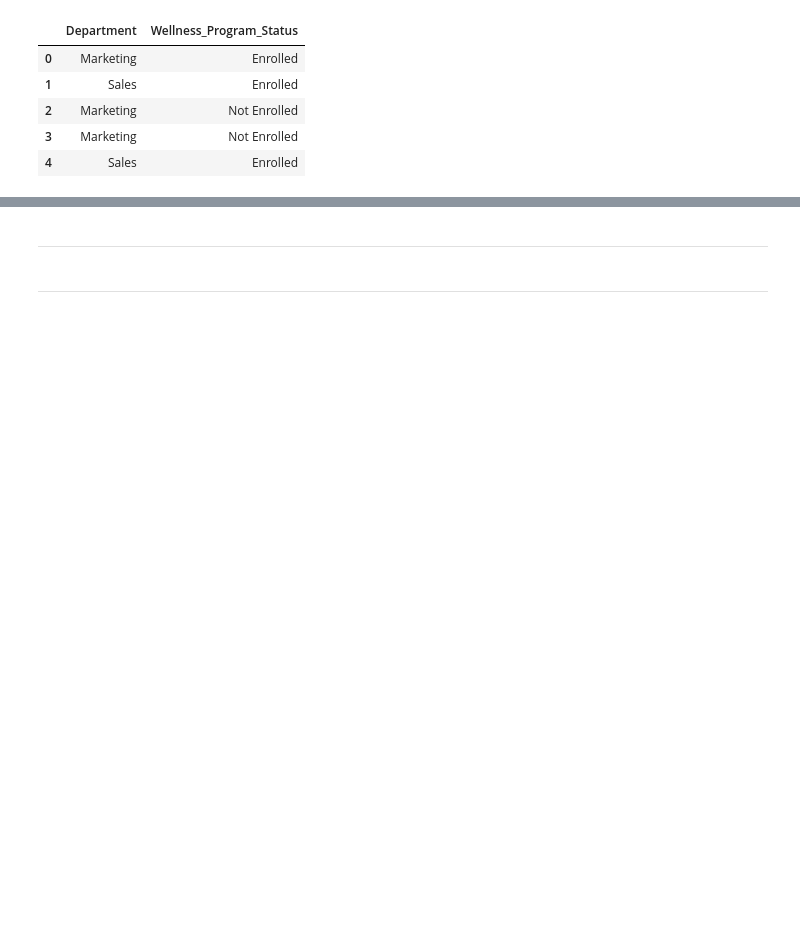
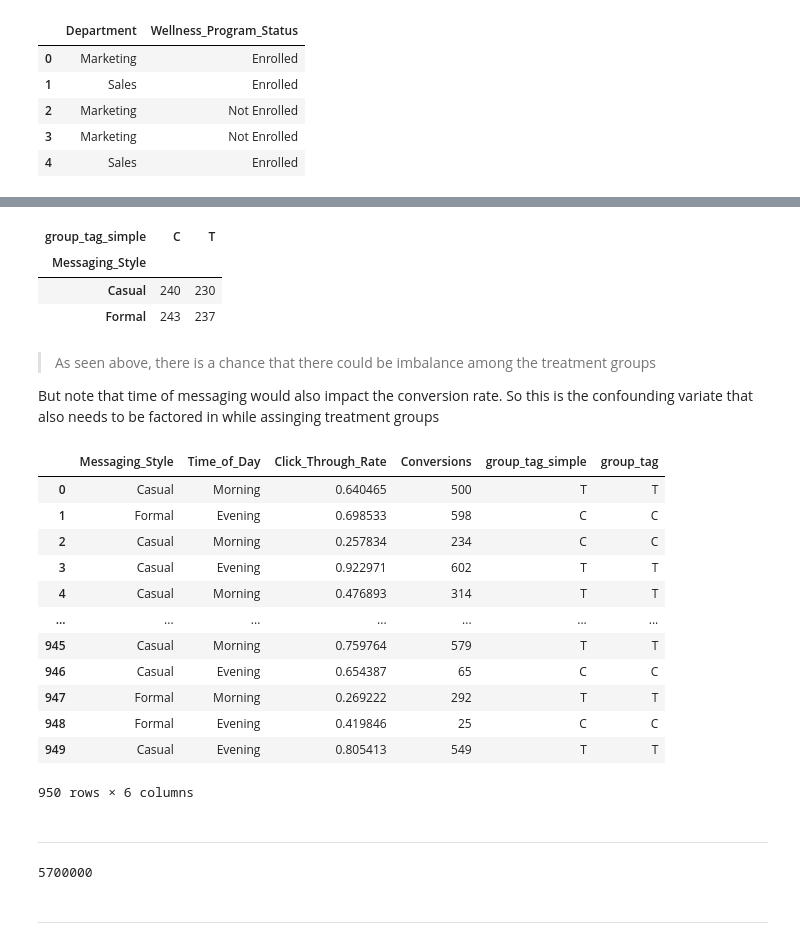
Before and after one commit to abhijeet-bhambere/python-ml-trail, a Jupyter notebook: experimental_design.ipynb, the cells around one changed output, grey strips where cells are left out. Drawn from its saved outputs; the diff is of its cells as text; code cells hidden in the pictures; blank space fills up the shorter version.

```diff
--- a/experimental_design.ipynb
+++ b/experimental_design.ipynb
@@ -242,0 +268,25 @@ pd.read_feather("./datasets/expd_datasets/marketing_data.feather").head()
+# %%
+# Example-1
+# creating a copy df
+mrktg_df2 = mrktg_df.copy()
+
+# Applying just block randomization -- dividing into 2 blocks (treatment & control)
+simple_block1 = mrktg_df2.sample(frac=0.5, replace=False, random_state=42)
+simple_block2 = mrktg_df2.drop(simple_block1.index)
+
+# adding a 'block' tag column for easy identification after concat
+simple_block1['block_no'] = 1
+simple_block2['block_no'] = 2
+
+# concat the two dfs
+simple_cmbnd = pd.concat([simple_block1, simple_block2], axis=0)
+
+# count the combined values
+simple_cmbnd["block_no"].value_counts()
+
+# Assigning ttreatment groups
+mrktg_df2["group_tag_simple"] = np.random.default_rng(seed=42).choice(["T", "C"], size=len(mrktg_df2))
+
+
+print(mrktg_df2["Messaging_Style"].value_counts())
+print(mrktg_df2[["Messaging_Style","group_tag_simple"]].value_counts())
@@ -242,0 +304,16 @@ pd.read_feather("./datasets/expd_datasets/marketing_data.feather").head()
+# %%
+# Example-2
+# Applying treatment & control groups to the subjcts
+
+# First, creating a series containing T/C  groups randomly assigned
+# Testing only -- adding default
+np.random.default_rng(seed=42).choice(["T", "C"], size=10)
+
+# Adding this series ditectly to the mktg2 dataframe
+mrktg_df2["group_tag"] = np.random.choice(["T", "C"], size=len(mrktg_df2))
+
+mrktg_df2.head()
+
+print(mrktg_df2[["Messaging_Style","Time_of_Day"]].value_counts())
+# checking the distribution of treatment groups for the overall dataframe
+mrktg_df2[["Messaging_Style", "Time_of_Day","group_tag"]].value_counts().sort_index()
@@ -243,4 +337,35 @@ pd.read_feather("./datasets/expd_datasets/marketing_data.feather").head()
+# %%
+pd.crosstab(mrktg_df2["Messaging_Style"], mrktg_df2["group_tag_simple"],mrktg_df2["Time_of_Day"], aggfunc="count")
+# %% [output]
+| group_tag_simple | C | T |
+| Messaging_Style |  |  |
+| Casual | 240 | 230 |
+| Formal | 243 | 237 |
+# %% [markdown]
+> As seen above, there is a chance that there could be imbalance among the treatment groups
+
+But note that time of messaging would also impact the conversion rate. So this is the confounding variate that also needs to be factored in while assinging treatment groups
+# %%
+mrktg_df2
+# %% [output]
+|  | Messaging_Style | Time_of_Day | Click_Through_Rate | Conversions | group_tag_simple | group_tag |
+| 0 | Casual | Morning | 0.640465 | 500 | T | T |
+| 1 | Formal | Evening | 0.698533 | 598 | C | C |
+| 2 | Casual | Morning | 0.257834 | 234 | C | C |
+| 3 | Casual | Evening | 0.922971 | 602 | T | T |
+| 4 | Casual | Morning | 0.476893 | 314 | T | T |
+| ... | ... | ... | ... | ... | ... | ... |
+| 945 | Casual | Morning | 0.759764 | 579 | T | T |
+| 946 | Casual | Evening | 0.654387 | 65 | C | C |
+| 947 | Formal | Morning | 0.269222 | 292 | T | T |
+| 948 | Formal | Evening | 0.419846 | 25 | C | C |
+| 949 | Casual | Evening | 0.805413 | 549 | T | T |
+950 rows × 6 columns
 # %% [markdown]
 ____
+# %%
+475000*12
+# %% [output]
+5700000
 # %% [markdown]
 _____
```
Also changed, not shown: parts of 12 cells of this notebook.
